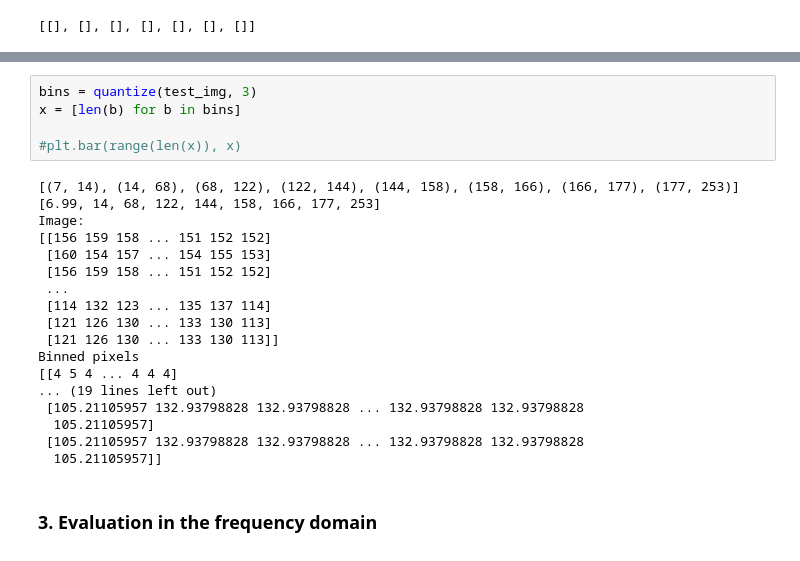
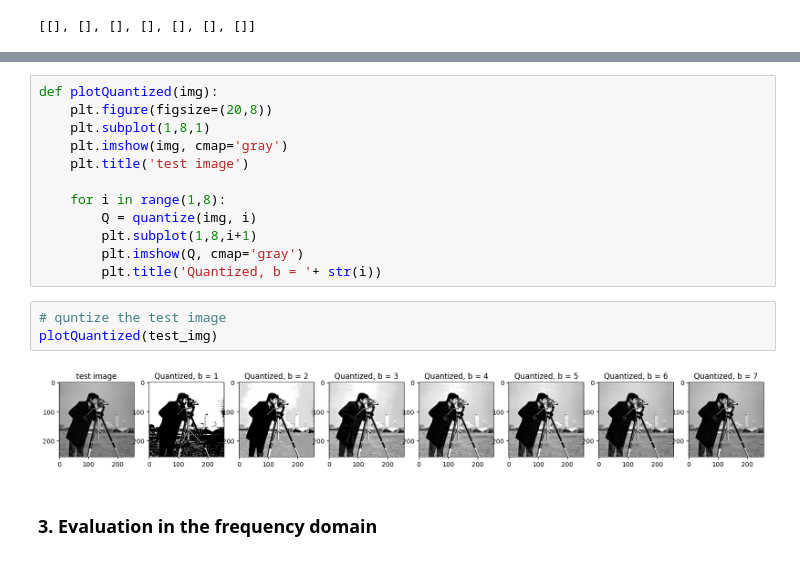
Before and after one commit to tsultan16/COMP_90086_Assignment1, a Jupyter notebook: COMP90086_asst1_2023.ipynb, the cells around one changed output, grey strips where cells are left out. Drawn from its saved outputs; the diff is of its cells as text.

Commit message:
image quantization testing completed

```diff
--- a/COMP90086_asst1_2023.ipynb
+++ b/COMP90086_asst1_2023.ipynb
@@ -269,26 +251,20 @@ def quantize(I, b):
     return I_quantized
-# %%
-bins = quantize(test_img, 3)
-x = [len(b) for b in bins]
-
-#plt.bar(range(len(x)), x)
-# %% [output]
-[(7, 14), (14, 68), (68, 122), (122, 144), (144, 158), (158, 166), (166, 177), (177, 253)]
-[6.99, 14, 68, 122, 144, 158, 166, 177, 253]
-Image:
-[[156 159 158 ... 151 152 152]
- [160 154 157 ... 154 155 153]
- [156 159 158 ... 151 152 152]
- ...
- [114 132 123 ... 135 137 114]
- [121 126 130 ... 133 130 113]
- [121 126 130 ... 133 130 113]]
-Binned pixels
-[[4 5 4 ... 4 4 4]
-... (19 lines left out)
- [105.21105957 132.93798828 132.93798828 ... 132.93798828 132.93798828
-  105.21105957]
- [105.21105957 132.93798828 132.93798828 ... 132.93798828 132.93798828
-  105.21105957]]
+# %%
+def plotQuantized(img):
+    plt.figure(figsize=(20,8))
+    plt.subplot(1,8,1)
+    plt.imshow(img, cmap='gray')
+    plt.title('test image')
+
+    for i in range(1,8):
+        Q = quantize(img, i)
+        plt.subplot(1,8,i+1)
+        plt.imshow(Q, cmap='gray')
+        plt.title('Quantized, b = '+ str(i))
+# %%
+# quntize the test image
+plotQuantized(test_img)
+# %% [output]
+[figure, added]
 # %% [markdown]
 ### 3. Evaluation in the frequency domain
```
Also changed, not shown: parts of 1 cell of this notebook.
